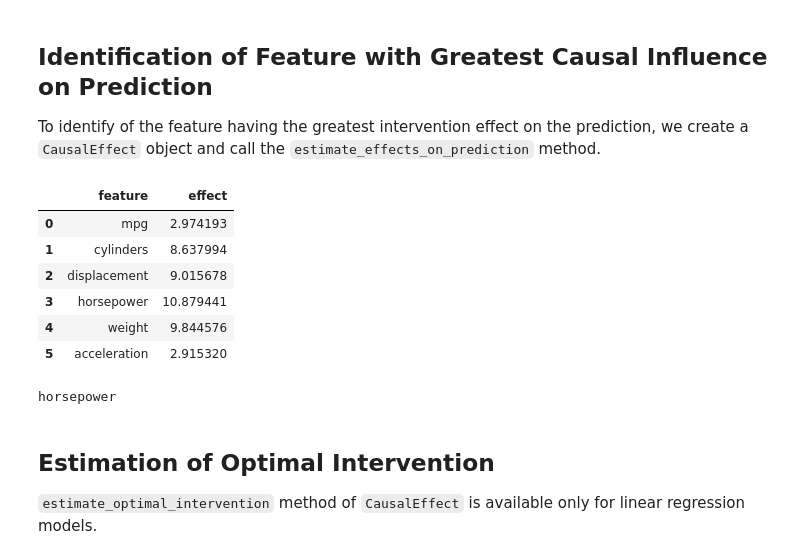
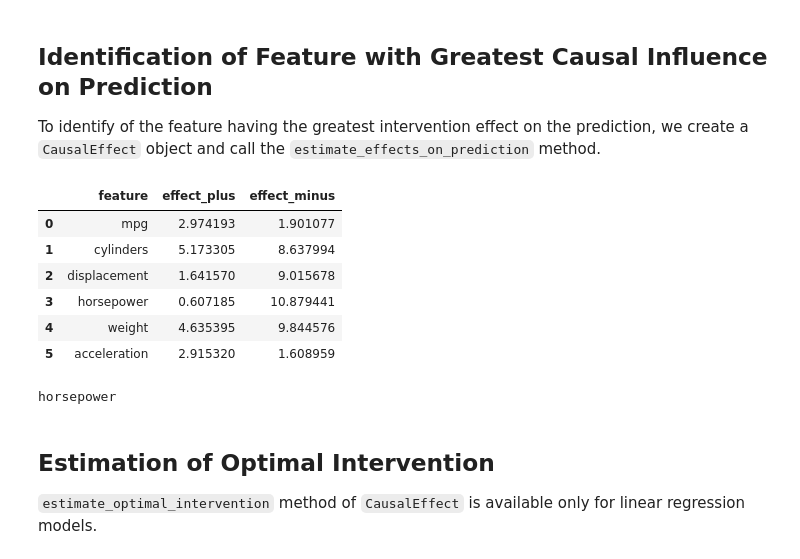
Before and after one commit to cdt15/lingam, a Jupyter notebook: examples/CausalEffect(LightGBM).ipynb, the cells around one changed output. Cells and saved outputs as stored; diff of their text form; code cells hidden in the pictures.

```diff
--- a/examples/CausalEffect(LightGBM).ipynb
+++ b/examples/CausalEffect(LightGBM).ipynb
@@ -81,23 +81,25 @@ To identify of the feature having the greatest intervention effect on the predic
 # %%
 ce = lingam.CausalEffect(model)
 effects = ce.estimate_effects_on_prediction(X, target, reg)
 
 df_effects = pd.DataFrame()
 df_effects['feature'] = X.columns
-df_effects['effect'] = effects
+df_effects['effect_plus'] = effects[:, 0]
+df_effects['effect_minus'] = effects[:, 1]
 df_effects
 # %% [output]
-|  | feature | effect |
-| 0 | mpg | 2.974193 |
-| 1 | cylinders | 8.637994 |
-| 2 | displacement | 9.015678 |
-| 3 | horsepower | 10.879441 |
-| 4 | weight | 9.844576 |
-| 5 | acceleration | 2.915320 |
+|  | feature | effect_plus | effect_minus |
+| 0 | mpg | 2.974193 | 1.901077 |
+| 1 | cylinders | 5.173305 | 8.637994 |
+| 2 | displacement | 1.641570 | 9.015678 |
+| 3 | horsepower | 0.607185 | 10.879441 |
+| 4 | weight | 4.635395 | 9.844576 |
+| 5 | acceleration | 2.915320 | 1.608959 |
-# %%
-print(X.columns[np.argmax(effects)])
-# %% [output]
-horsepower
+# %%
+max_index = np.unravel_index(np.argmax(effects), effects.shape)
+print(X.columns[max_index[0]])
+# %% [output]
+horsepower
 # %% [markdown]
 ## Estimation of Optimal Intervention
 `estimate_optimal_intervention` method of `CausalEffect` is available only for linear regression models.
```
Also changed, not shown: 5 other files.
